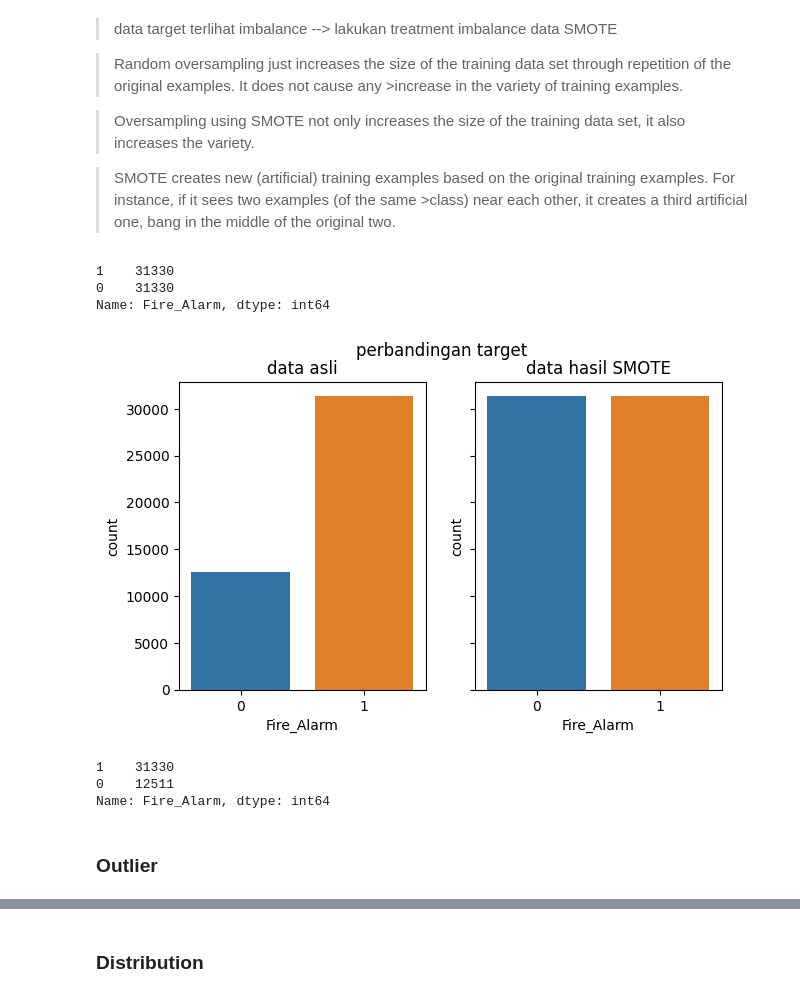
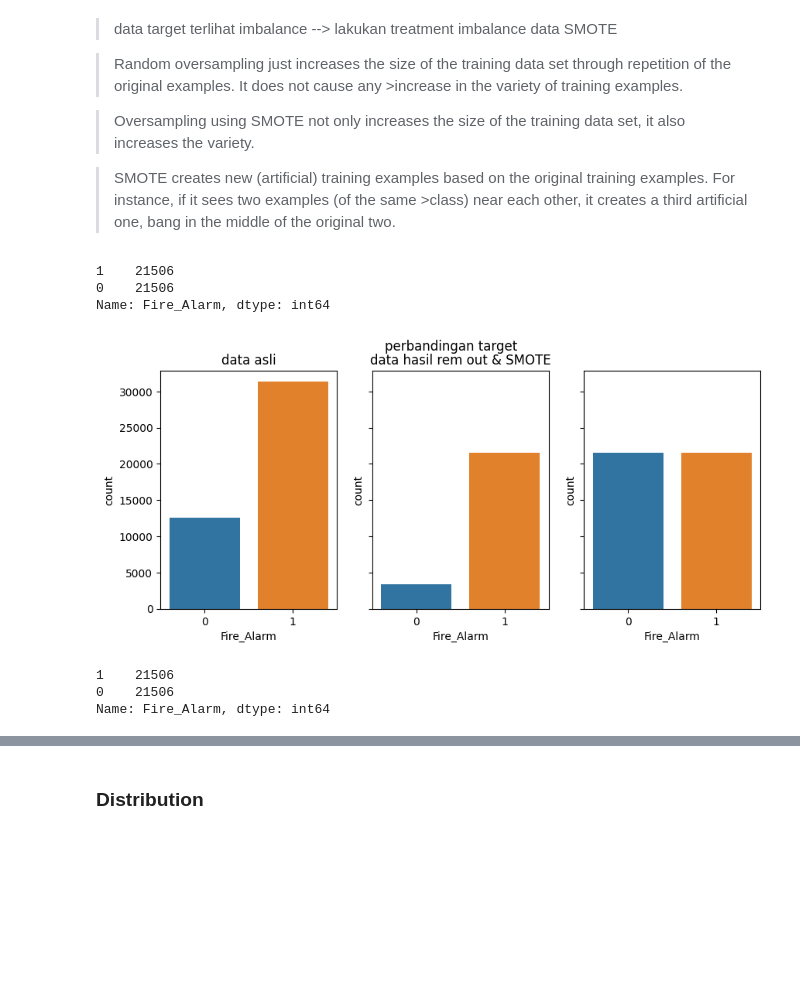
Before and after one commit to hendrikt1479/ml_project_final, a Jupyter notebook: notebooks/EDA.ipynb, the cells around one changed output, grey strips where cells are left out. Saved outputs shown, nothing was run; the diff lists cells and outputs as text; code cells hidden in the pictures; blank space fills up the shorter version.

```diff
--- a/notebooks/EDA.ipynb
+++ b/notebooks/EDA.ipynb
@@ -137,0 +140,8 @@ train_set.corr()
+# %%
+# Checking boxplot
+fig, ax = plt.subplots(nrows=3, ncols=5, figsize=(20,10))
+for j,i in enumerate(train_set.columns):
+    sns.boxplot(data=train_set, x=i, ax=ax[j//5,j%5], hue=target)
+    ax[j//5, j%5].axvline(train_set[i].mean(), 0, 1, color = 'g')
+    ax[j//5, j%5].set_title(i)
+plt.show()
@@ -137,0 +158,14 @@ train_set.corr()
+# %%
+train_set_clean=pd.DataFrame()
+for i in train_set.columns:
+    q1 = train_set[i].quantile(0.25)
+    q3 = train_set[i].quantile(0.75)
+    iqr = q3-q1
+    a = q1-(1.5*iqr)
+    b = q3+(1.5*iqr)
+    r = train_set[(train_set[i]>=a) & (train_set[i]<=b)]
+    train_set_clean = pd.concat([train_set_clean,r])
+duplicated_index = train_set_clean.index.value_counts()
+used_index = duplicated_index[duplicated_index==13].index
+train_set_clean = train_set_clean.loc[used_index].drop_duplicates()
+train_set_clean
@@ -158,30 +206,30 @@ plt.show()
 >SMOTE creates new (artificial) training examples based on the original training examples. For instance, if it sees two examples (of the same >class) near each other, it creates a third artificial one, bang in the middle of the original two.
 # %%
 sm = SMOTE(random_state = 112)
-x_sm, y_sm = sm.fit_resample(train_set.drop(target, axis = 1), train_set[target])
-train_set_sm = pd.concat([x_sm, y_sm], axis = 1)
+x_sm, y_sm = sm.fit_resample(train_set_clean.drop(target, axis = 1), train_set_clean[target])
+train_set_clean_sm = pd.concat([x_sm, y_sm], axis = 1)
 # %%
-train_set_sm[target].value_counts()
+train_set_clean_sm[target].value_counts()
 # %% [output]
-1    31330
-0    31330
+1    21506
+0    21506
 Name: Fire_Alarm, dtype: int64
 # %%
-fig, ax = plt.subplots(nrows=1, ncols=2, figsize=(7,4), sharey=True)
+fig, ax = plt.subplots(nrows=1, ncols=3, figsize=(10,4), sharey=True)
 fig.suptitle('perbandingan target')
 ax[0].set_title('data asli')
-ax[1].set_title('data hasil SMOTE')
+ax[1].set_title('data hasil rem out')
+ax[1].set_title('data hasil rem out & SMOTE')
 
 sns.countplot(data=train_set, x=target, ax=ax[0])
-sns.countplot(data=train_set_sm, x=target, ax=ax[1])
+sns.countplot(data=train_set_clean, x=target, ax=ax[1])
+sns.countplot(data=train_set_clean_sm, x=target, ax=ax[2])
 plt.show()
 # %% [output]
-[figure, old version]
+[figure, new version]
 # %%
-train_set[target].value_counts()
+train_set_clean_sm[target].value_counts()
 # %% [output]
-1    31330
-0    12511
+1    21506
+0    21506
 Name: Fire_Alarm, dtype: int64
-# %% [markdown]
-### Outlier
```
Also changed, not shown: parts of 45 cells of this notebook, 11 other files.
